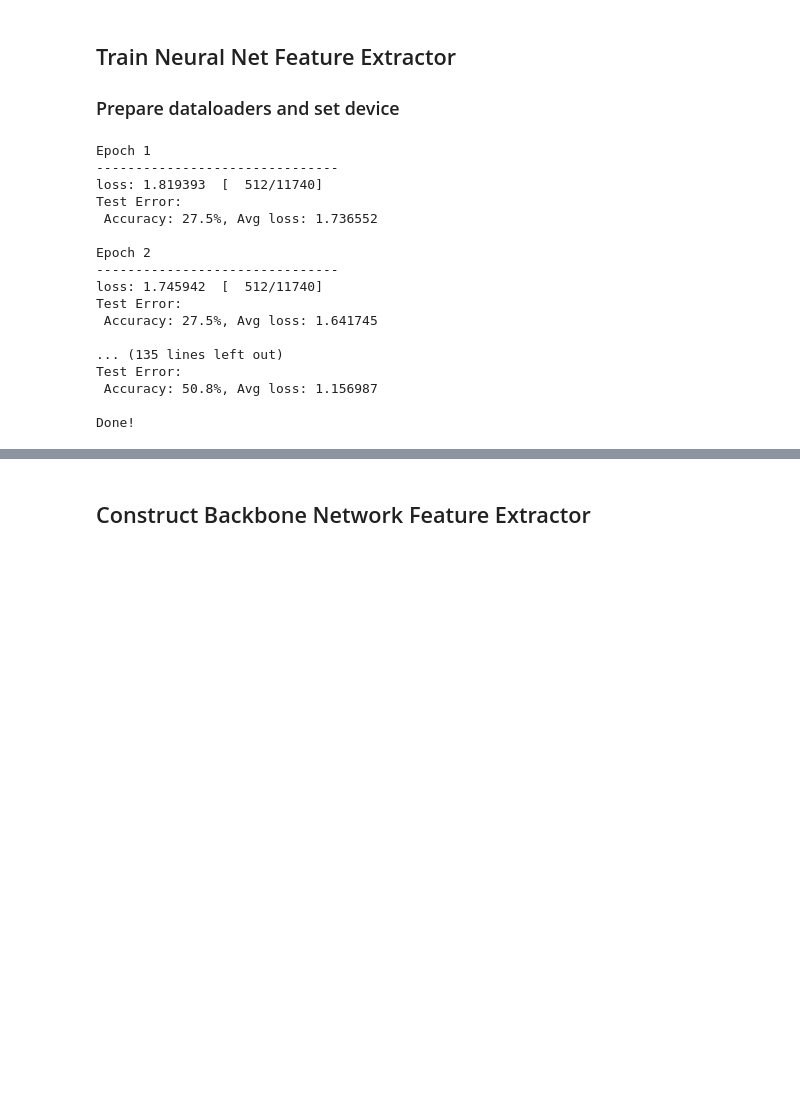
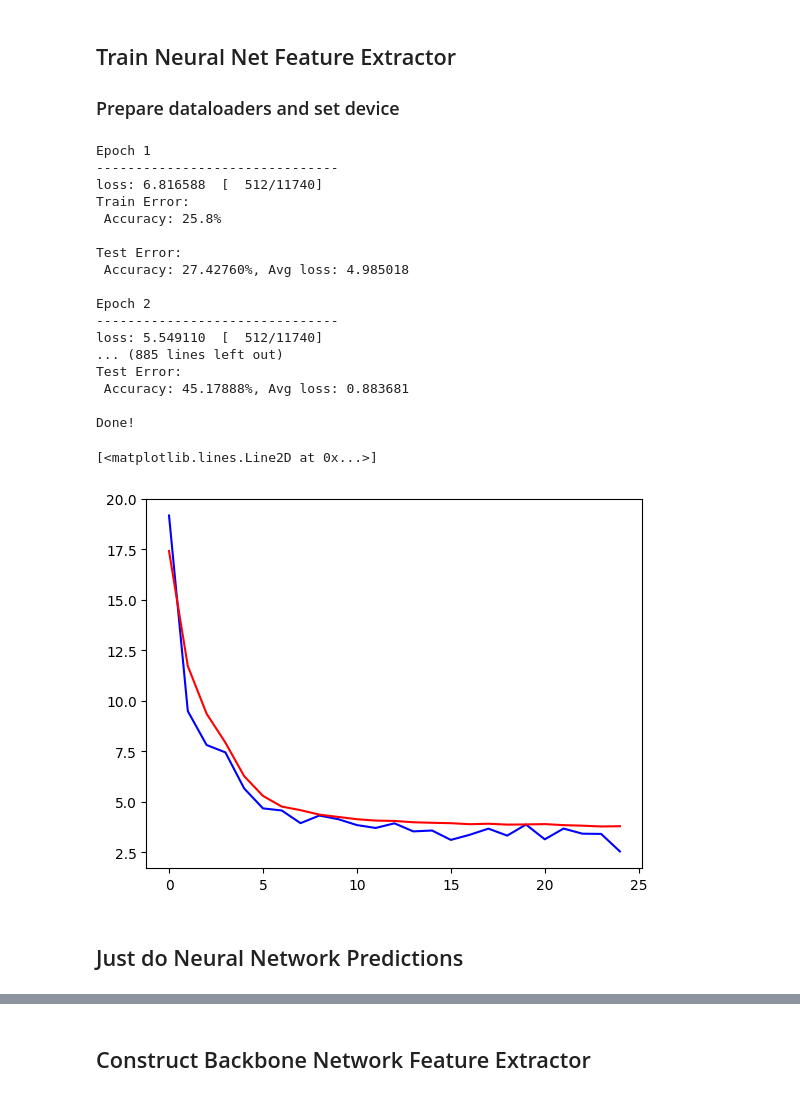
Before and after one commit to mbahng/671_final, a Jupyter notebook: neural_net.ipynb, the cells around one changed output, grey strips where cells are left out. Cells and saved outputs as stored; diff of their text form; code cells hidden in the pictures; blank space fills up the shorter version.

```diff
--- a/neural_net.ipynb
+++ b/neural_net.ipynb
@@ -71,12 +76,8 @@ class AirBnbDataset(Dataset):
         X = scaler.transform(X)
 
         self.X = torch.tensor(X, dtype=torch.float32)
-        self.y = y.to_numpy().astype(int)
+        self.y = torch.tensor(y.to_numpy().reshape(-1, 1), dtype=torch.float32)
         self.num_features = self.X.size()[1]
-
-    def process_into_tensor(self):
-        scaler = StandardScaler()
-        scaler.fit(X)
 
     def __len__(self):
         return self.X.size()[0]
@@ -102,9 +103,9 @@ class NeuralNetwork(nn.Module):
             nn.ReLU(),
             nn.Linear(512, 256),
             nn.ReLU(),
-            nn.Linear(256, 64),
+            nn.Linear(256, 128),
             nn.ReLU(),
-            nn.Linear(64, 6)
+            nn.Linear(128, 1)
         )
 
     def forward(self, x):
@@ -121,21 +122,28 @@ def oneHot(y):
 def train(dataloader, model, loss_fn, optimizer, scheduler):
     size = len(dataloader.dataset)
     model.train()
+    correct = 0
     for batch, (X, y) in enumerate(dataloader):
         X, y = X.to(device), y.to(device)
 
         # Compute prediction error
         pred = model(X)
-        loss = loss_fn(pred, oneHot(y).to(device))
+        # loss = loss_fn(pred, oneHot(y).to(device))
+        loss = loss_fn(pred, y)
 
         # Backpropagation
         loss.backward()
         optimizer.step()
         optimizer.zero_grad()
 
+        correct += (pred.to(torch.int32) == y.to(torch.int32)).type(torch.float).sum().item()
+
         if batch % 100 == 0:
             loss, current = loss.item(), (batch + 1) * len(X)
             print(f"loss: {loss:>7f}  [{current:>5d}/{size:>5d}]")
+
+    correct /= size
+    print(f"Train Error: \n Accuracy: {(100*correct):>0.1f}% \n")
 
     return loss
 
@@ -148,25 +156,30 @@ def test(dataloader, model, loss_fn):
         for X, y in dataloader:
             X, y = X.to(device), y.to(device)
             pred = model(X)
-            test_loss += loss_fn(pred, oneHot(y).to(device)).item()
-            correct += (pred.argmax(1) == y).type(torch.float).sum().item()
+            # test_loss += loss_fn(pred, oneHot(y).to(device)).item()
+            test_loss += loss_fn(pred, y).item()
+            # print(torch.log(pred).to(torch.int32)[:5])
+            # print(torch.log(y).to(torch.int32)[:5])
+            correct += (pred.to(torch.int32) == y.to(torch.int32)).type(torch.float).sum().item()
     test_loss /= num_batches
     correct /= size
-    print(f"Test Error: \n Accuracy: {(100*correct):>0.1f}%, Avg loss: {test_loss:>8f} \n")
+    print(f"Test Error: \n Accuracy: {(100*correct):>0.5f}%, Avg loss: {test_loss:>8f} \n")
 
     return test_loss
 # %%
 model = NeuralNetwork(trainset.num_features).to(device)
 
-loss_fn = nn.CrossEntropyLoss()
+# loss_fn = nn.CrossEntropyLoss()
+loss_fn = nn.MSELoss()
 optimizer = torch.optim.SGD(
     model.parameters(),     # which parameters to optimize
-    lr=1e-2,                 # learning rate
-    momentum=0.9
+    lr=1e-3,                 # learning rate
+    momentum=0.9,
+    # weight_decay=1e-2
 )
-scheduler = torch.optim.lr_scheduler.ExponentialLR(optimizer, gamma=0.9)
+scheduler = torch.optim.lr_scheduler.LinearLR(optimizer)
 
-epochs = 25
+epochs = 100
 train_losses, val_losses = [], []
 for t in range(epochs):
     print(f"Epoch {t+1}\n-------------------------------")
@@ -178,18 +191,26 @@ print("Done!")
 # %% [output]
 Epoch 1
 -------------------------------
-loss: 1.819393  [  512/11740]
+loss: 6.816588  [  512/11740]
+Train Error:
+ Accuracy: 25.8%
+
 Test Error:
- Accuracy: 27.5%, Avg loss: 1.736552
+ Accuracy: 27.42760%, Avg loss: 4.985018
 
 Epoch 2
 -------------------------------
-loss: 1.745942  [  512/11740]
+loss: 5.549110  [  512/11740]
+... (885 lines left out)
 Test Error:
- Accuracy: 27.5%, Avg loss: 1.641745
-
-... (135 lines left out)
-Test Error:
- Accuracy: 50.8%, Avg loss: 1.156987
+ Accuracy: 45.17888%, Avg loss: 0.883681
 
 Done!
+# %%
+plt.plot([x.detach().cpu().numpy() for x in train_losses], c="b", label="Train Loss")
+plt.plot([x for x in val_losses], c="r", label="Validation Loss")
+# %% [output]
+[<matplotlib.lines.Line2D at 0x...>]
+[figure, added]
+# %% [markdown]
+## Just do Neural Network Predictions
```
Also changed, not shown: parts of 27 cells of this notebook, 20 other files.
